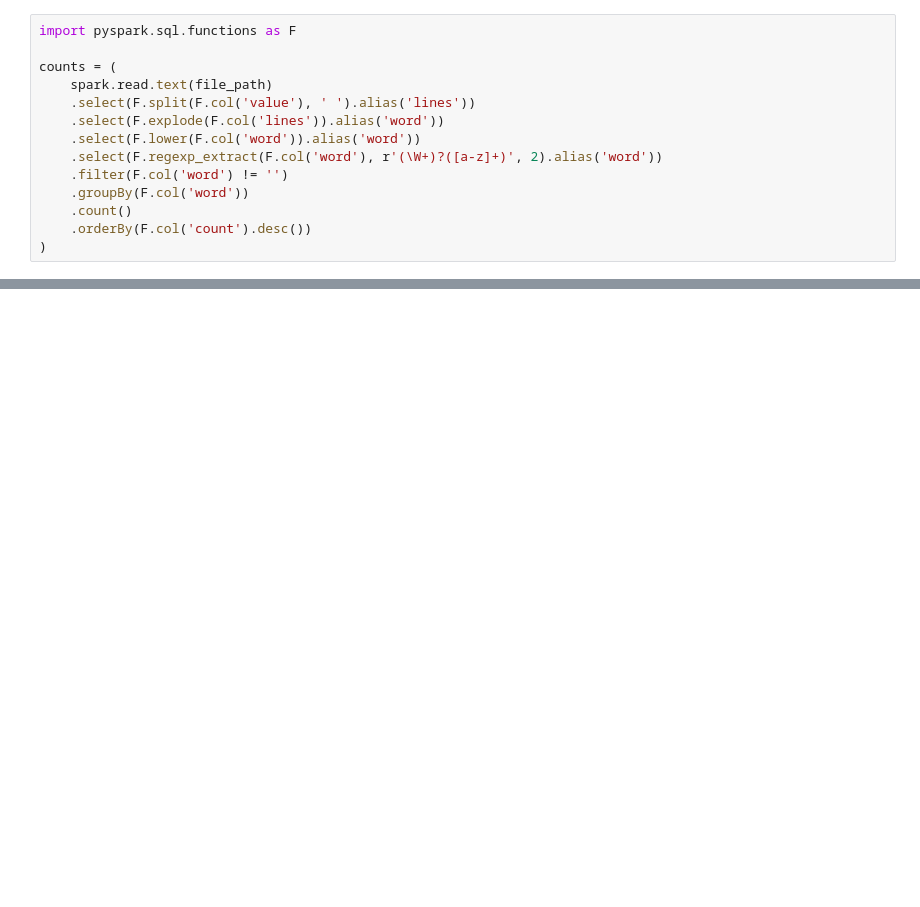
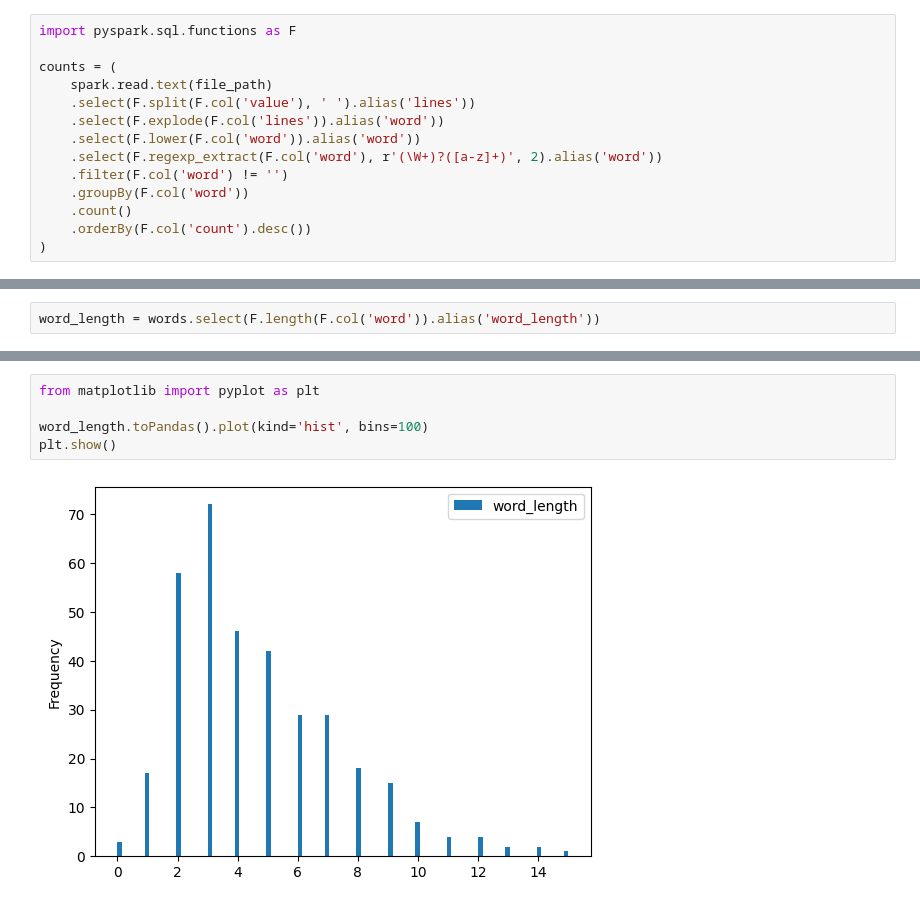
Before and after one commit to EvanBarnett2027/data_eng300SP_barnett, a Jupyter notebook: class_notebooks/06b-article-analysis-class.ipynb, the cells around one changed output, grey strips where cells are left out. Cells and saved outputs as stored; diff of their text form; blank space fills up the shorter version.

```diff
--- a/class_notebooks/06b-article-analysis-class.ipynb
+++ b/class_notebooks/06b-article-analysis-class.ipynb
@@ -163,0 +174,2 @@ only showing top 20 rows
+# %%
+word_length = words.select(F.length(F.col('word')).alias('word_length'))
@@ -163,0 +189,7 @@ only showing top 20 rows
+# %%
+from matplotlib import pyplot as plt
+
+word_length.toPandas().plot(kind='hist', bins=100)
+plt.show()
+# %% [output]
+[figure, added]
```
Also changed, not shown: parts of 13 cells of this notebook.
